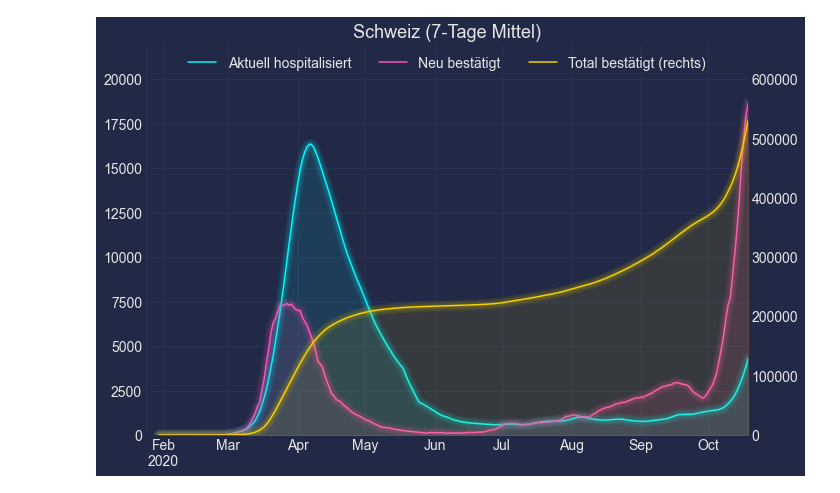
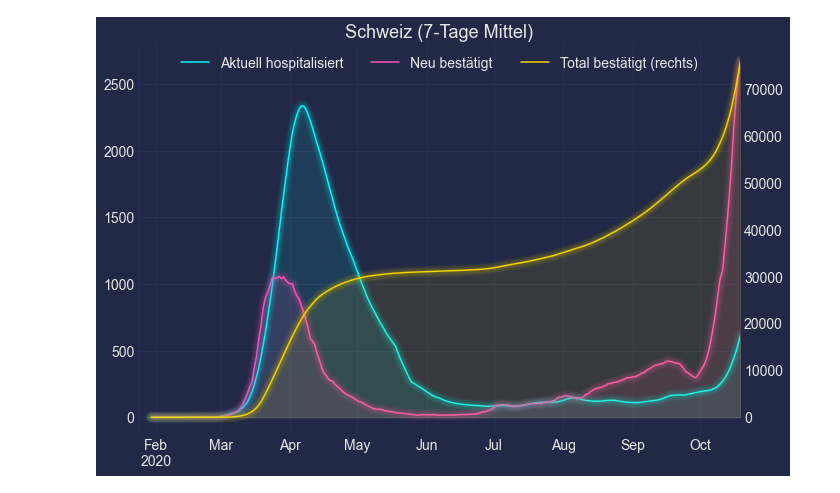
Before and after one commit to wildmichael/swisscovid, a Jupyter notebook: CovidSchweiz.ipynb, the cells around one changed output. Drawn from its saved outputs; the diff is of its cells as text; code cells hidden in the pictures.

Commit message:
Use rolling mean instead of sum

```diff
--- a/CovidSchweiz.ipynb
+++ b/CovidSchweiz.ipynb
@@ -13,36 +13,36 @@ ncumul_conf = data.pivot(columns='abbreviation_canton_and_fl', values='ncumul_co
 current_hosp = data.pivot(columns='abbreviation_canton_and_fl', values='current_hosp').ffill().fillna(0)
 # %%
 df = pd.concat([
-    current_hosp.sum(axis=1).iloc[:-1].rolling(7).sum().rename('Aktuell hospitalisiert'),
-    ncumul_conf.sum(axis=1).iloc[:-1].diff().rolling(7).sum().rename('Neu bestätigt'),
-    ncumul_conf.sum(axis=1).iloc[:-1].rolling(7).sum().rename('Total bestätigt'),
+    current_hosp.sum(axis=1).iloc[:-1].rolling(7).mean().rename('Aktuell hospitalisiert'),
+    ncumul_conf.sum(axis=1).iloc[:-1].diff().rolling(7).mean().rename('Neu bestätigt'),
+    ncumul_conf.sum(axis=1).iloc[:-1].rolling(7).mean().rename('Total bestätigt'),
 ], axis=1)
 # %%
 plt.close('all')
 ax = df.plot.line(xlabel='', secondary_y=['Total bestätigt'])
 
 ax.set_title('Schweiz (7-Tage Mittel)', fontsize=18)
 ax.figure.set_size_inches((1.8*6, 1.8*4))
 
 left_lines = ax.get_lines()
 right_lines = ax.right_ax.get_lines()
 
 for l in right_lines:
     l.set_label(l.get_label() + ' (rechts)')
 lines = left_lines + right_lines
 ax.legend(lines, [l.get_label() for l in lines], loc='upper center', ncol=3, prop={'size': 14})
 
 for a in [ax, ax.right_ax]:
     a.tick_params(axis='both', labelsize=14)
 
-ax.set_ylim((0, 22e3))
-ax.right_ax.set_ylim((0, 30*22e3))
+#ax.set_ylim((0, 22e3))
+#ax.right_ax.set_ylim((0, 30*22e3))
 
 ax.right_ax.grid(False)
 
 mplcyberpunk.add_glow_effects(ax)
 mplcyberpunk.add_glow_effects(ax.right_ax)
 
 ax.grid(axis='both')
 # %% [output]
-[figure, old version]
+[figure, new version]
```
